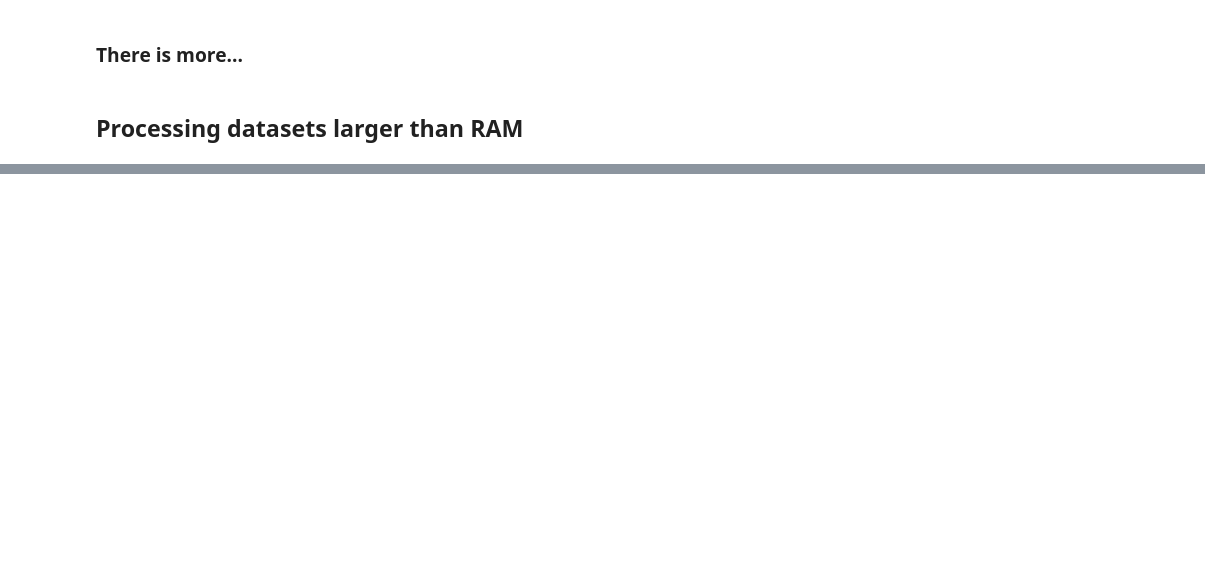
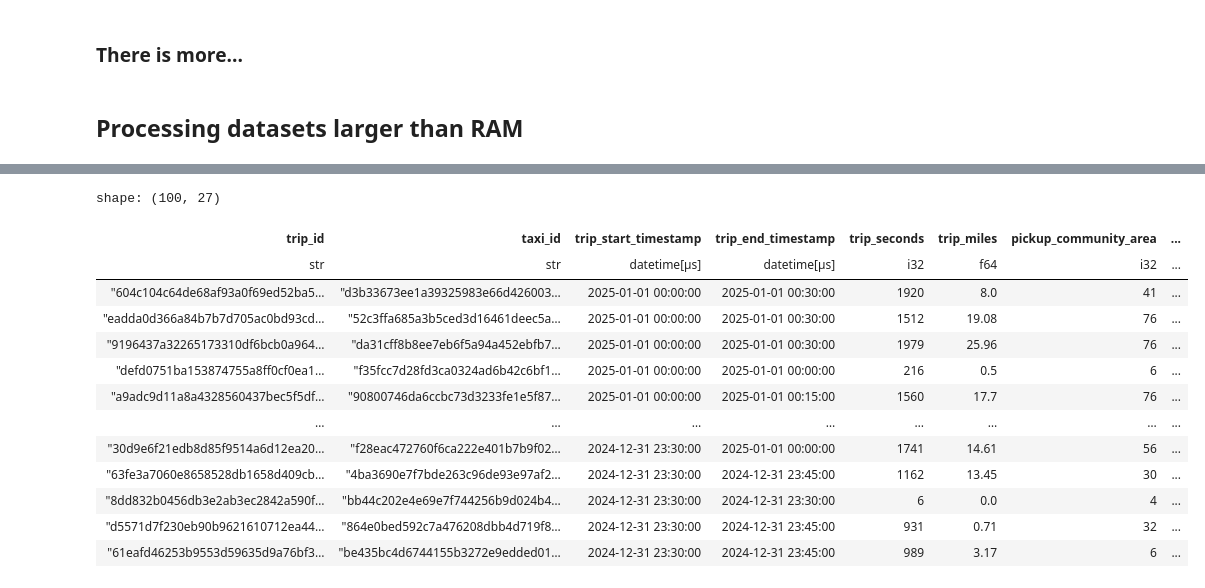
Before and after one commit to PacktPublishing/Polars-Cookbook, a Jupyter notebook: Chapter01/ch01.ipynb, the cells around one changed output, grey strips where cells are left out. Saved outputs shown, nothing was run; the diff lists cells and outputs as text; code cells hidden in the pictures; blank space fills up the shorter version.

```diff
--- a/Chapter01/ch01.ipynb
+++ b/Chapter01/ch01.ipynb
@@ -745,0 +808,29 @@ shape: (5, 2)
+# %%
+df = df.with_columns([
+    pl.col('trip_start_timestamp').str.strptime(pl.Datetime, format='%Y-%m-%dT%H:%M:%S.%f'),
+    pl.col('trip_end_timestamp').str.strptime(pl.Datetime, format='%Y-%m-%dT%H:%M:%S.%f')
+])
+
+df = df.with_columns([
+    pl.col('trip_start_timestamp').dt.date().alias('trip_start_date'),
+    pl.col('trip_start_timestamp').dt.time().alias('trip_start_time'),
+    pl.col('trip_end_timestamp').dt.date().alias('trip_end_date'),
+    pl.col('trip_end_timestamp').dt.time().alias('trip_end_time')
+])
+# %%
+df.head(100)
+# %% [output]
+shape: (100, 27)
+| trip_id | taxi_id | trip_start_timestamp | trip_end_timestamp | trip_seconds | trip_miles | pickup_community_area | ... |
+| str | str | datetime[μs] | datetime[μs] | i32 | f64 | i32 | ... |
+| "604c104c64de68af93a0f69ed52ba5… | "d3b33673ee1a39325983e66d426003… | 2025-01-01 00:00:00 | 2025-01-01 00:30:00 | 1920 | 8.0 | 41 | ... |
+| "eadda0d366a84b7b7d705ac0bd93cd… | "52c3ffa685a3b5ced3d16461deec5a… | 2025-01-01 00:00:00 | 2025-01-01 00:30:00 | 1512 | 19.08 | 76 | ... |
+| "9196437a32265173310df6bcb0a964… | "da31cff8b8ee7eb6f5a94a452ebfb7… | 2025-01-01 00:00:00 | 2025-01-01 00:30:00 | 1979 | 25.96 | 76 | ... |
+| "defd0751ba153874755a8ff0cf0ea1… | "f35fcc7d28fd3ca0324ad6b42c6bf1… | 2025-01-01 00:00:00 | 2025-01-01 00:00:00 | 216 | 0.5 | 6 | ... |
+| "a9adc9d11a8a4328560437bec5f5df… | "90800746da6ccbc73d3233fe1e5f87… | 2025-01-01 00:00:00 | 2025-01-01 00:15:00 | 1560 | 17.7 | 76 | ... |
+| … | … | … | … | … | … | … | ... |
+| "30d9e6f21edb8d85f9514a6d12ea20… | "f28eac472760f6ca222e401b7b9f02… | 2024-12-31 23:30:00 | 2025-01-01 00:00:00 | 1741 | 14.61 | 56 | ... |
+| "63fe3a7060e8658528db1658d409cb… | "4ba3690e7f7bde263c96de93e97af2… | 2024-12-31 23:30:00 | 2024-12-31 23:45:00 | 1162 | 13.45 | 30 | ... |
+| "8dd832b0456db3e2ab3ec2842a590f… | "bb44c202e4e69e7f744256b9d024b4… | 2024-12-31 23:30:00 | 2024-12-31 23:30:00 | 6 | 0.0 | 4 | ... |
+| "d5571d7f230eb90b9621610712ea44… | "864e0bed592c7a476208dbb4d719f8… | 2024-12-31 23:30:00 | 2024-12-31 23:45:00 | 931 | 0.71 | 32 | ... |
+| "61eafd46253b9553d59635d9a76bf3… | "be435bc4d6744155b3272e9edded01… | 2024-12-31 23:30:00 | 2024-12-31 23:45:00 | 989 | 3.17 | 6 | ... |
```
Also changed, not shown: parts of 37 cells of this notebook.
